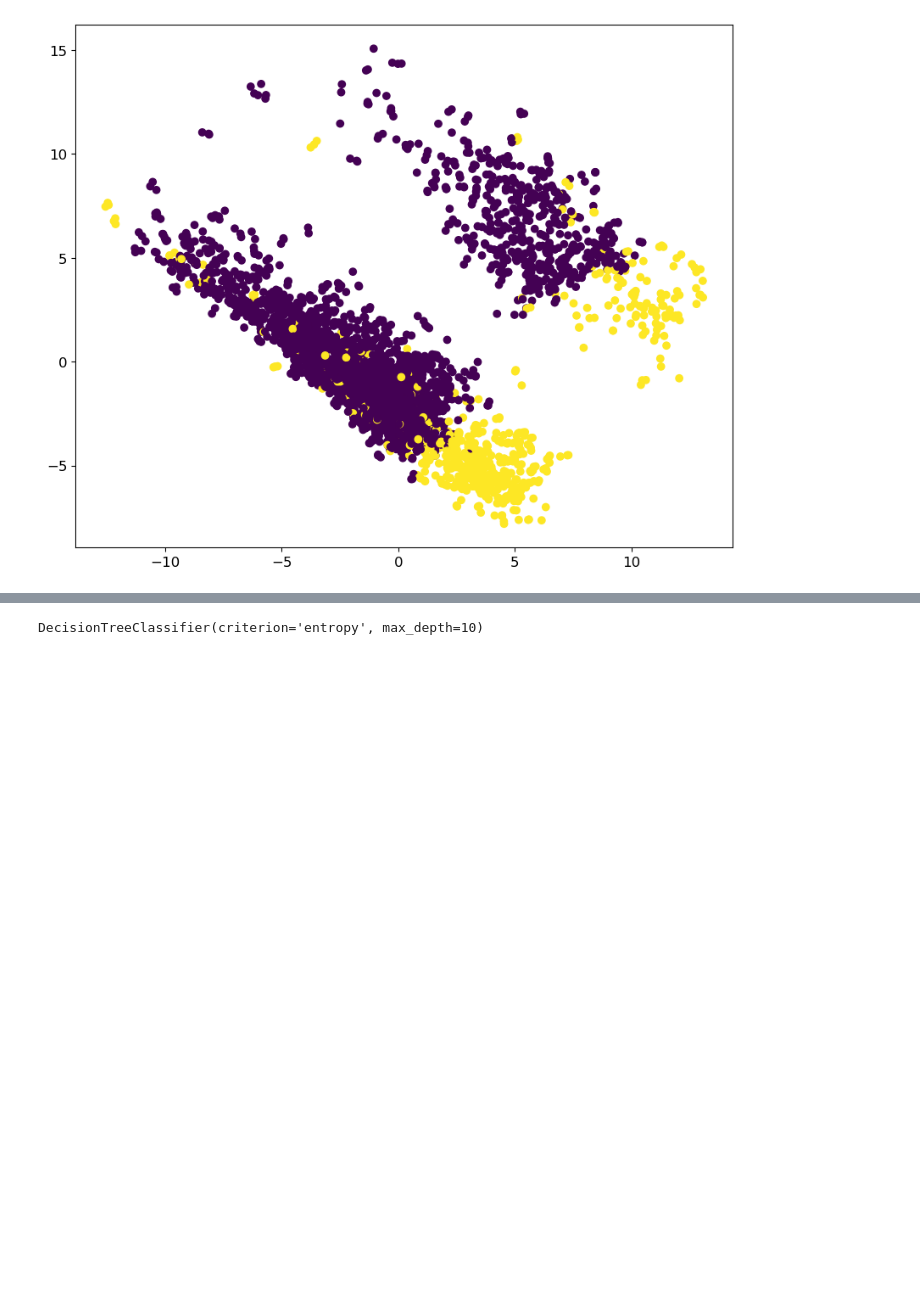
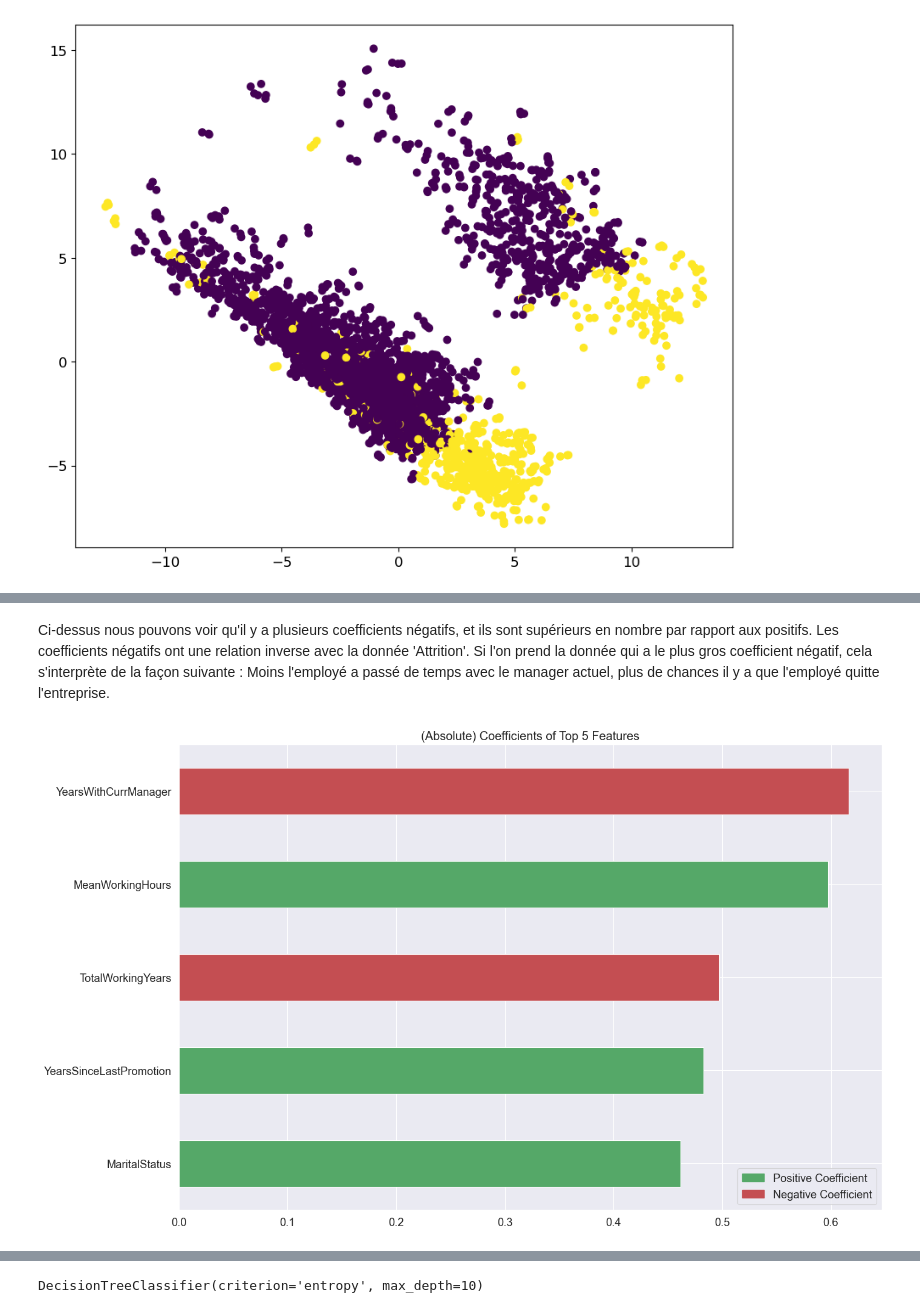
Before and after one commit to Lyderic17/blocAI, a Jupyter notebook: Projet.ipynb, the cells around one changed output, grey strips where cells are left out. Cells and saved outputs as stored; diff of their text form; code cells hidden in the pictures; blank space fills up the shorter version.

```diff
--- a/Projet.ipynb
+++ b/Projet.ipynb
@@ -503,0 +691,16 @@ jaccard_similarity_score:  0.13548387096774195
+# %% [markdown]
+Ci-dessus nous pouvons voir qu'il y a plusieurs coefficients négatifs, et ils sont supérieurs en nombre par rapport aux positifs. Les coefficients négatifs ont une relation inverse avec la donnée 'Attrition'. Si l'on prend la donnée qui a le plus gros coefficient négatif, cela s'interprète de la façon suivante :
+Moins l'employé a passé de temps avec le manager actuel, plus de chances il y a que l'employé quitte l'entreprise.
+# %%
+lrtunedtopfeat['AbsCoef'] = lrtunedtopfeat['Coefficient'].abs()
+lrtunedtopfeat = lrtunedtopfeat.sort_values(by = 'AbsCoef', ascending = False)[0:5]
+
+sns.set(context="paper", font_scale=1.5)
+plt.figure(figsize=(15,10))
+lrtunedtopfeat['AbsCoef'].plot(kind = 'barh', color=lrtunedtopfeat.Positive.map({True: 'g', False: 'r'}))
+plt.gca().invert_yaxis()
+plt.legend(handles = [green, red], loc='lower right')
+plt.title('(Absolute) Coefficients of Top 5 Features')
+plt.show()
+# %% [output]
+[figure, added]
```
Also changed, not shown: parts of 69 cells of this notebook.
